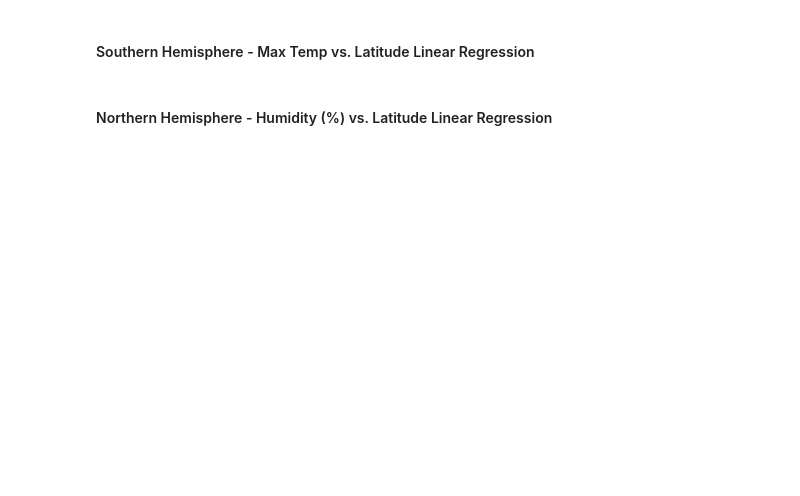
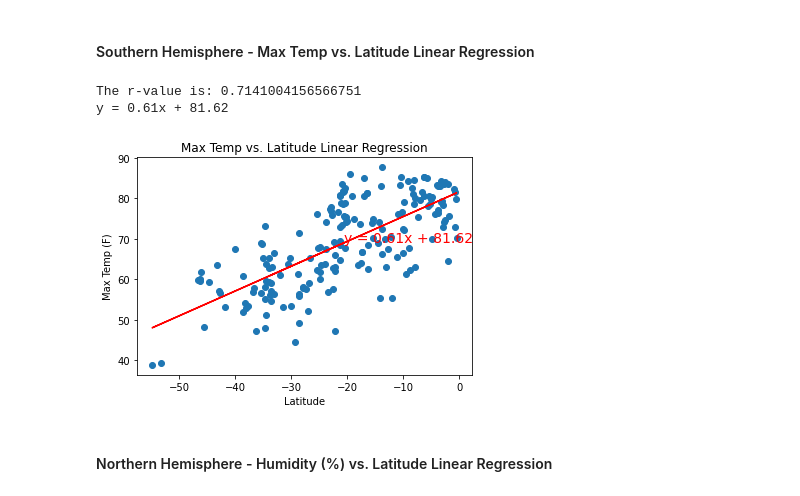
Before and after one commit to Kamerondee/python-api-challenge, a Jupyter notebook: WeatherPy/WeatherPy.ipynb, the cells around one changed output. Saved outputs shown, nothing was run; the diff lists cells and outputs as text; code cells hidden in the pictures; blank space fills up the shorter version.

```diff
--- a/WeatherPy/WeatherPy.ipynb
+++ b/WeatherPy/WeatherPy.ipynb
@@ -220,4 +303,20 @@ south_hemi = weather_df.loc[weather_df["Lat"] < 0]
 # %% [markdown]
 ####  Southern Hemisphere - Max Temp vs. Latitude Linear Regression
+# %%
+x_values = south_hemi["Lat"]
+
+y_values = south_hemi["Max Temp"]
+
+plt.title("Max Temp vs. Latitude Linear Regression")
+
+plt.ylabel("Max Temp (F)")
+
+plt.xlabel("Latitude")
+
+print(linear_reg(x_values, y_values))
+# %% [output]
+The r-value is: 0.7141004156566751
+y = 0.61x + 81.62
+[figure, added]
 # %% [markdown]
 ####  Northern Hemisphere - Humidity (%) vs. Latitude Linear Regression
```
Also changed, not shown: parts of 17 cells of this notebook, 5 other files.
